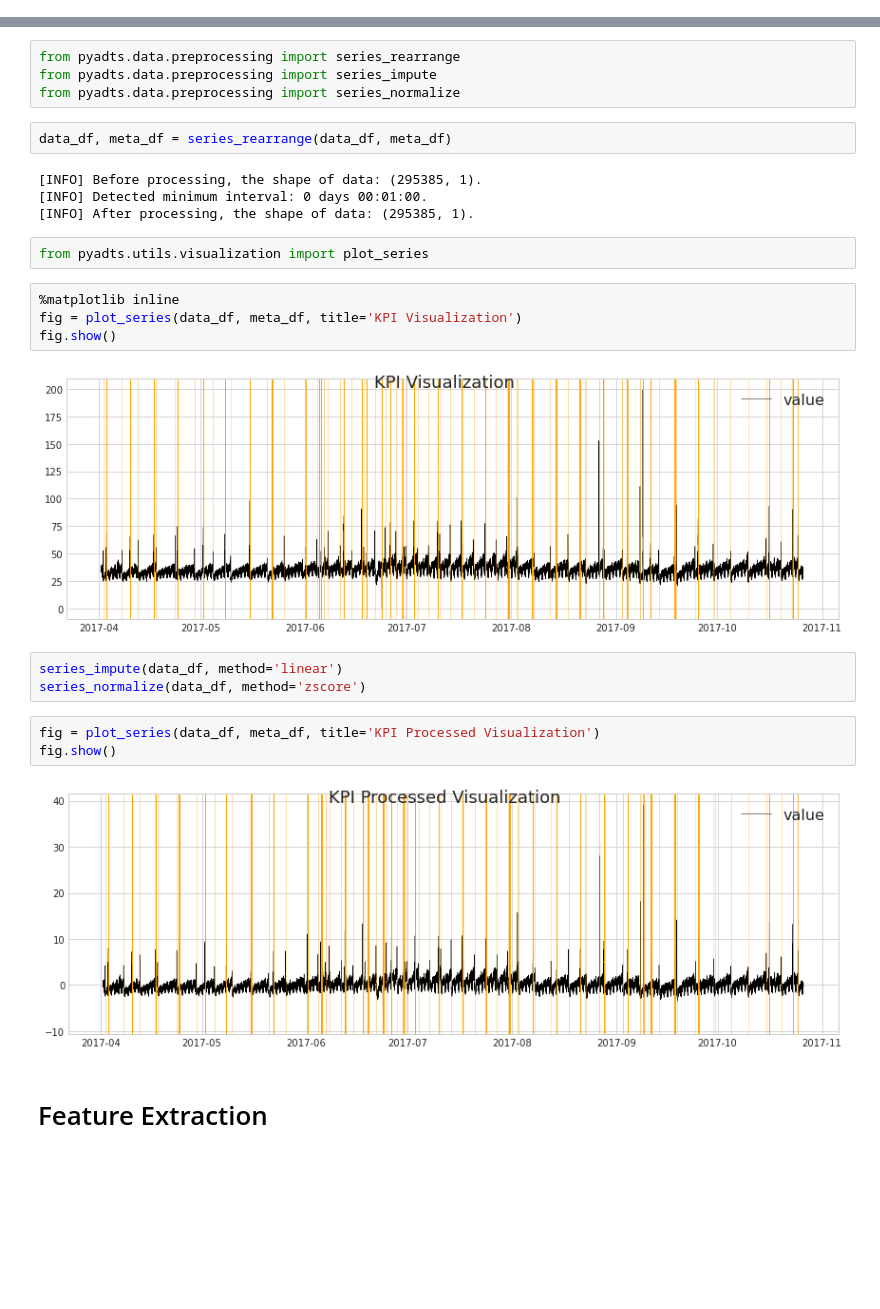
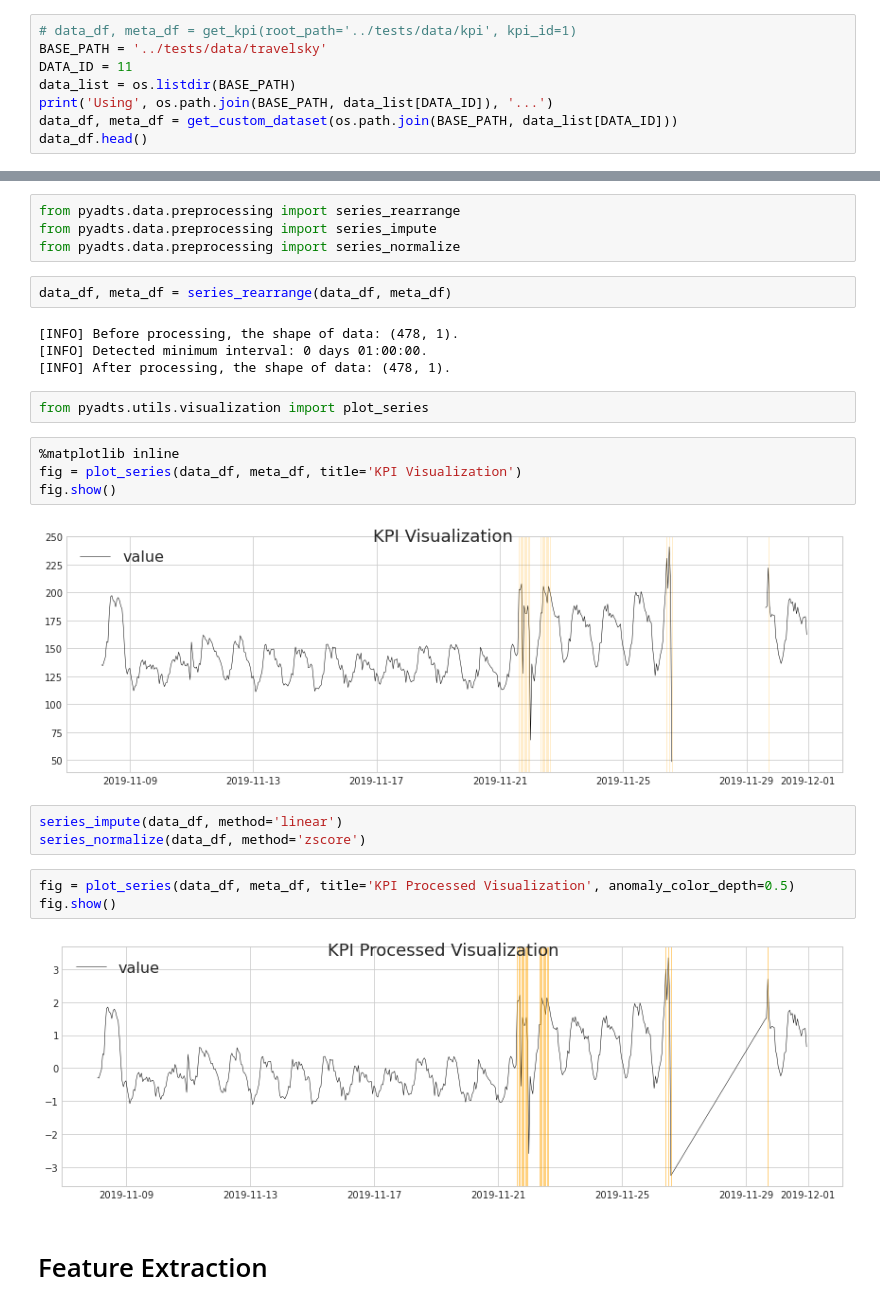
Before and after one commit to TrellixVulnTeam/PyADTS_LKUQ, a Jupyter notebook: notebooks/demo.ipynb, the cells around one changed output, grey strips where cells are left out. Cells and saved outputs as stored; diff of their text form; blank space fills up the shorter version.

Commit message:
update preprocessing and visualization

```diff
--- a/notebooks/demo.ipynb
+++ b/notebooks/demo.ipynb
@@ -31,0 +21,8 @@ data_df.head()
+# %%
+# data_df, meta_df = get_kpi(root_path='../tests/data/kpi', kpi_id=1)
+BASE_PATH = '../tests/data/travelsky'
+DATA_ID = 11
+data_list = os.listdir(BASE_PATH)
+print('Using', os.path.join(BASE_PATH, data_list[DATA_ID]), '...')
+data_df, meta_df = get_custom_dataset(os.path.join(BASE_PATH, data_list[DATA_ID]))
+data_df.head()
@@ -36,9 +42,9 @@ from pyadts.data.preprocessing import series_normalize
 # %%
 data_df, meta_df = series_rearrange(data_df, meta_df)
 # %% [output]
-[INFO] Before processing, the shape of data: (295385, 1).
-[INFO] Detected minimum interval: 0 days 00:01:00.
-[INFO] After processing, the shape of data: (295385, 1).
+[INFO] Before processing, the shape of data: (478, 1).
+[INFO] Detected minimum interval: 0 days 01:00:00.
+[INFO] After processing, the shape of data: (478, 1).
 # %%
 from pyadts.utils.visualization import plot_series
 # %%
@@ -46,15 +52,15 @@ from pyadts.utils.visualization import plot_series
 fig = plot_series(data_df, meta_df, title='KPI Visualization')
 fig.show()
 # %% [output]
-[figure, old version]
+[figure, new version]
 # %%
 series_impute(data_df, method='linear')
 series_normalize(data_df, method='zscore')
 # %%
-fig = plot_series(data_df, meta_df, title='KPI Processed Visualization')
+fig = plot_series(data_df, meta_df, title='KPI Processed Visualization', anomaly_color_depth=0.5)
 fig.show()
 # %% [output]
-[figure, old version]
+[figure, new version]
 # %% [markdown]
 # Feature Extraction
 # %%
```
Also changed, not shown: parts of 77 cells of this notebook, 9 other files.
